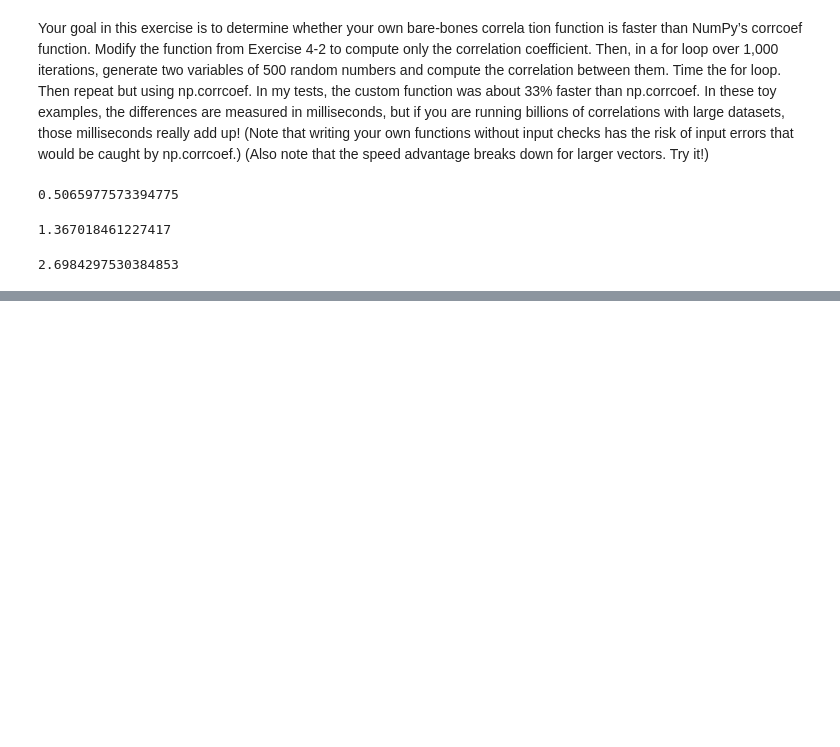
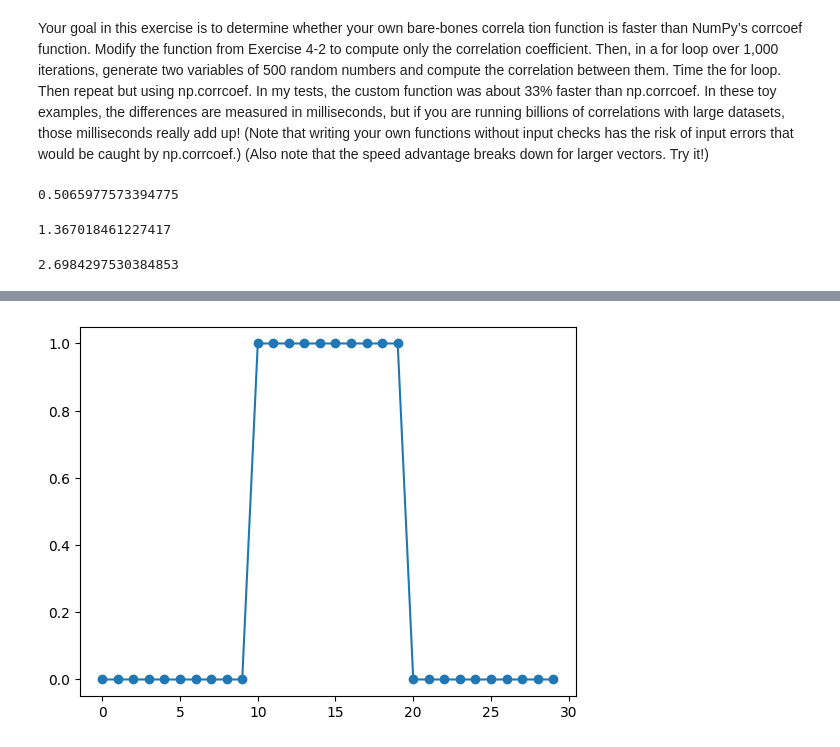
Before and after one commit to AyushDevadiga1/practice-programs, a Jupyter notebook: chapter4.ipynb, the cells around one changed output, grey strips where cells are left out. Saved outputs shown, nothing was run; the diff lists cells and outputs as text; code cells hidden in the pictures; blank space fills up the shorter version.

```diff
--- a/chapter4.ipynb
+++ b/chapter4.ipynb
@@ -139,0 +150,9 @@ function_loop_time
+# %%
+kernel_vector = np.array([-1,1])
+signal = np.zeros(30)
+signal[10:20] = 1
+# %%
+plt.plot(signal,marker='o')
+plt.show()
+# %% [output]
+[figure, added]
```
Also changed, not shown: parts of 4 cells of this notebook.
